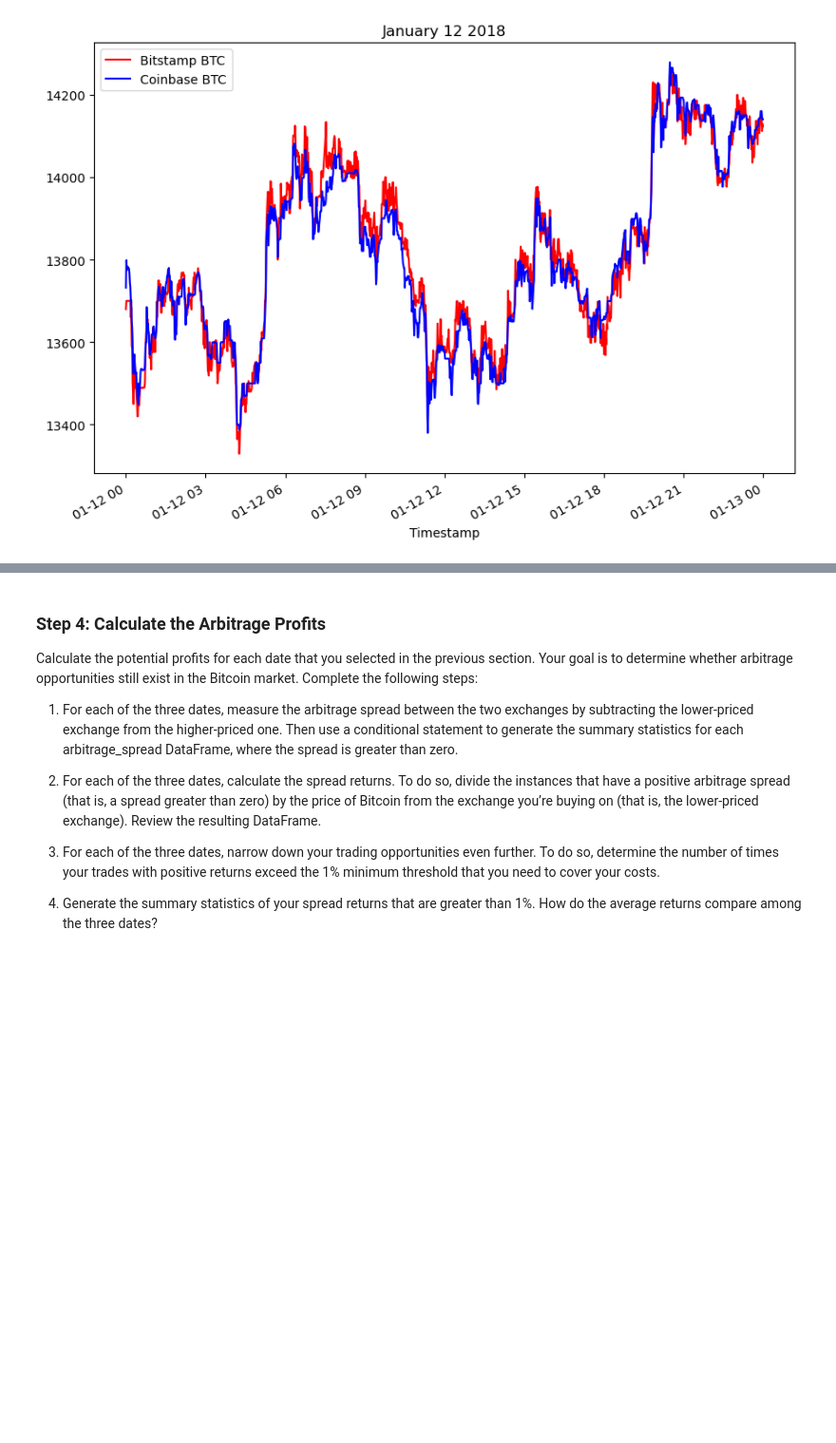
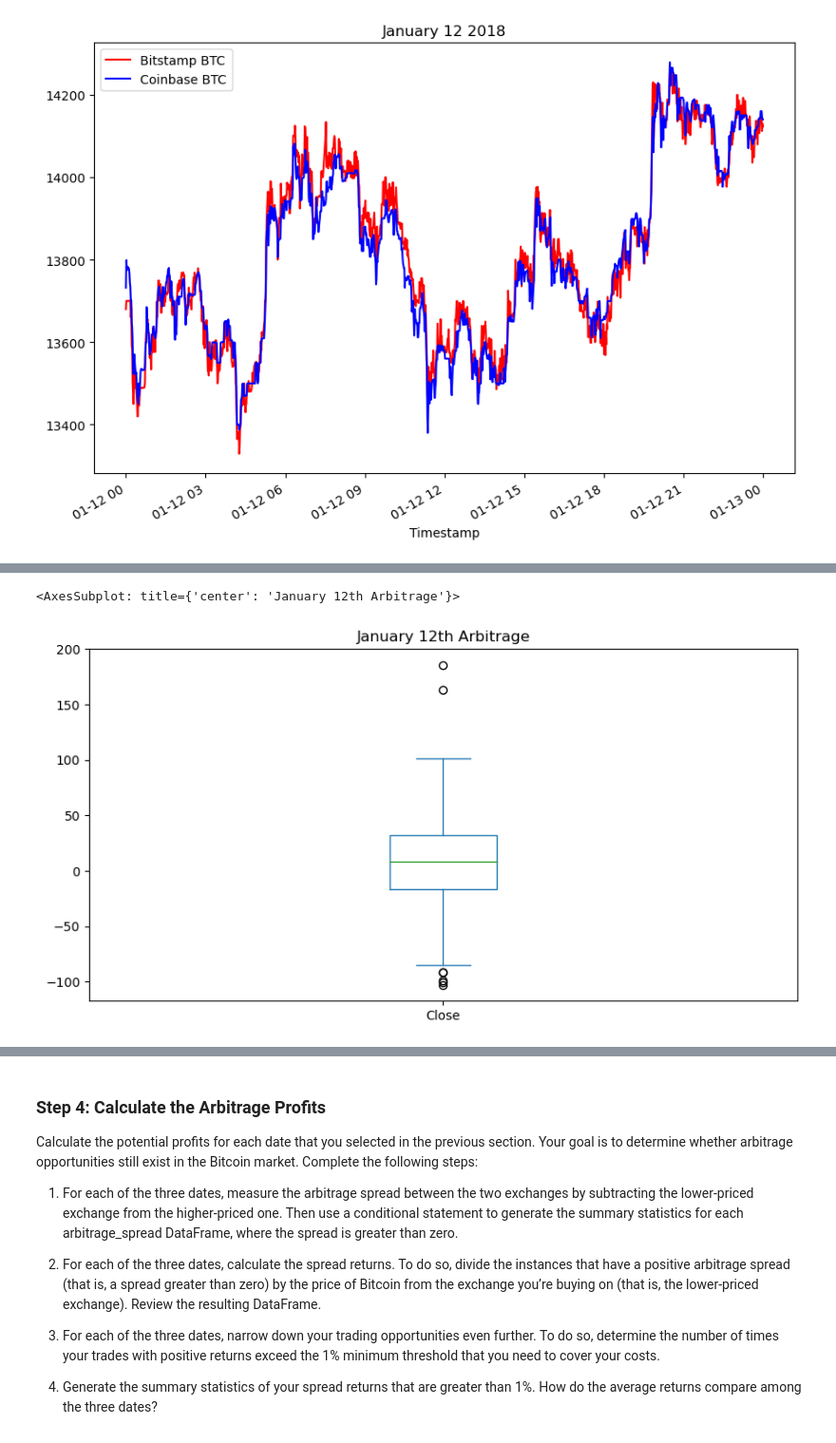
Before and after one commit to reiccv/Module_3, a Jupyter notebook: crypto_arbitrage.ipynb, the cells around one changed output, grey strips where cells are left out. Shown at 95% size. Drawn from its saved outputs; the diff is of its cells as text; code cells hidden in the pictures; blank space fills up the shorter version.

```diff
--- a/crypto_arbitrage.ipynb
+++ b/crypto_arbitrage.ipynb
@@ -401,7 +401,7 @@ coinbase_sliced.loc["2018-01-12"].plot(legend=True, figsize=(10, 7), color="blue
 # %%
 # Using the early date that you have selected, calculate the arbitrage spread
 # by subtracting the bitstamp lower closing prices from the coinbase higher closing prices
-arbitrage_spread_early = # YOUR CODE HERE
+arbitrage_spread_early = bitstamp["Close"].loc["2018-01-12"] - coinbase["Close"].loc["2018-01-12"]
 
 # Generate summary statistics for the early DataFrame
-# YOUR CODE HERE
+arbitrage_spread_early.describe()
@@ -408,6 +418,9 @@ arbitrage_spread_early = # YOUR CODE HERE
 # %%
 # Visualize the arbitrage spread from early in the dataset in a box plot
-# YOUR CODE HERE
+arbitrage_spread_early.plot(legend=True, kind="box", figsize=(10, 5), title="January 12th Arbitrage")
+# %% [output]
+<AxesSubplot: title={'center': 'January 12th Arbitrage'}>
+[figure, added]
 # %%
 # Create an overlay plot that visualizes the two dataframes over a period of one day from the middle of the dataset.
 # Be sure that the plots include the parameters `legend`, `figsize`, `title`, `color` and `label`
```
Also changed, not shown: parts of 21 cells of this notebook.
